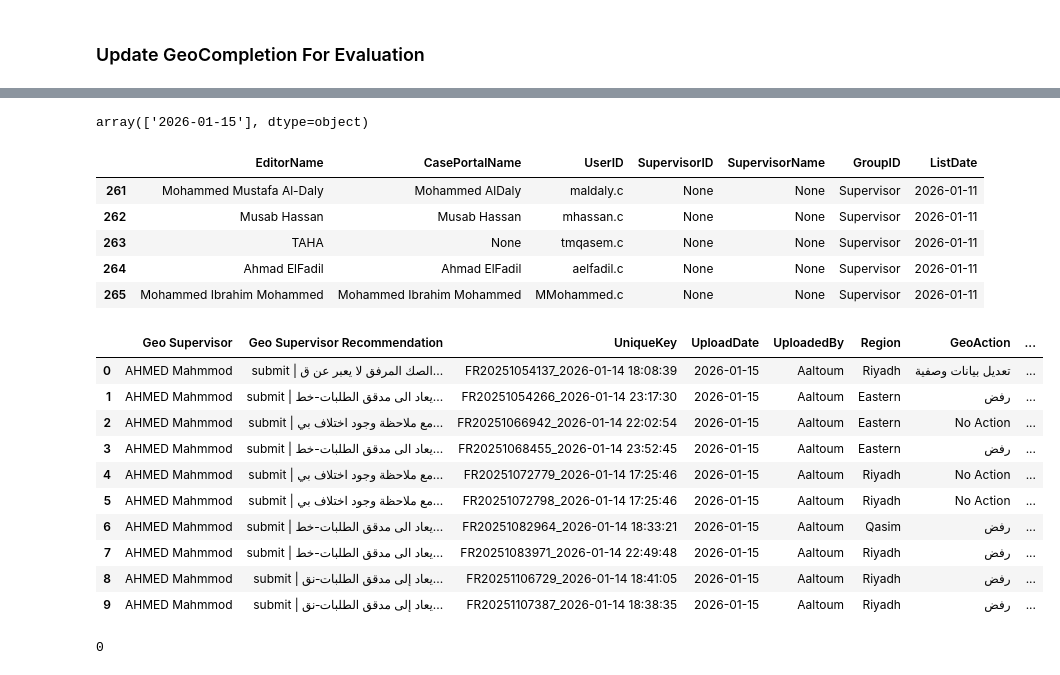
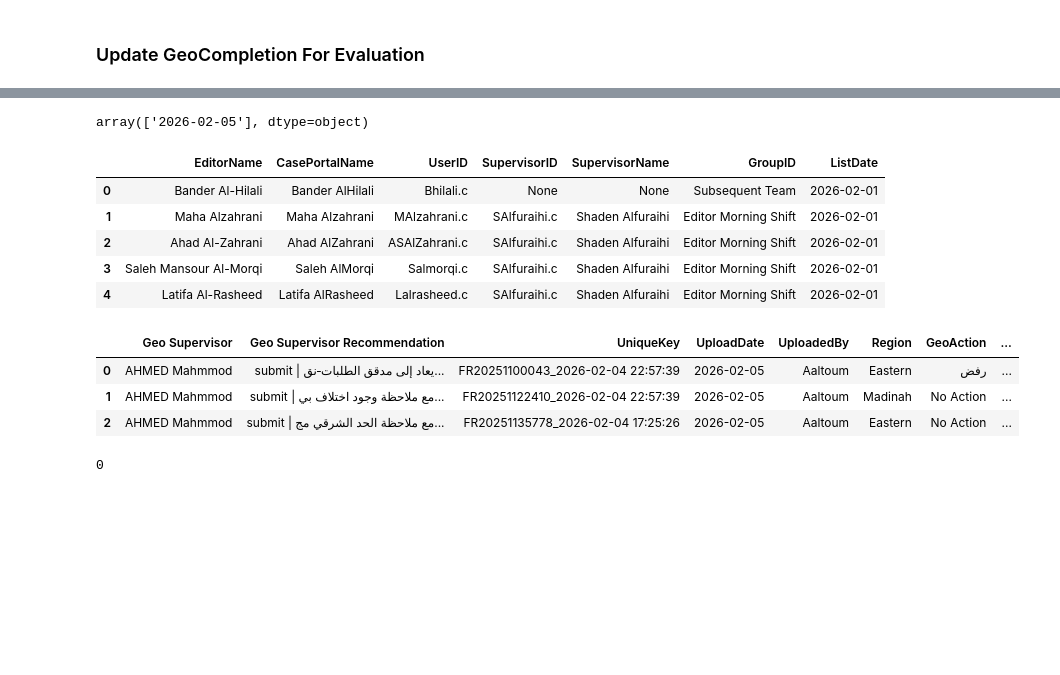
Before and after one commit to AymanSD/Editors-Evaluation, a Jupyter notebook: Evaluation.ipynb, the cells around one changed output, grey strips where cells are left out. Drawn from its saved outputs; the diff is of its cells as text; code cells hidden in the pictures; blank space fills up the shorter version.

```diff
--- a/Evaluation.ipynb
+++ b/Evaluation.ipynb
@@ -15,7 +15,7 @@ regions_dict= {
     'Eastern': ['الدمام', 'الخبر', 'القطيف', 'الاحساء', 'الجبيل','النعيرية', 'ابقيق', 'راس تنوره', 'الخفجي',"حفر الباطن", "القيصومة"],
     'Qasim':['بريدة','رياض الخبراء','عنيزة','الرس','البكيرية','البدائع', 'البطين', 'الخبراء والسحابين', 'عيون الجواء', 'القوارة', 'الشماسية', 'المذنب', 'الاسياح'],
     "Hael":["حائل", 'بقعاء', 'الشنان', 'جبة', 'موقق', 'الشملي', 'الغزالة', 'الحائط', 'سميراء', 'السليمي'],
-    "Tabuk": ['تبوك','الوجه', 'تيماء'],
+    "Tabuk": ['تبوك','الوجه', 'تيماء', 'ضباء'],
     "Jawf": ['دومة الجندل', 'صوير', 'سكاكا', 'القريات', 'طبرجل', 'العيساوية'],
     "Northern Borders": ['رفحاء', 'عرعر', 'طريف']} # 'ضباء', 'حقل', 'الوجه', 'أملج', 'البدع', 'حقل', 'العيص', 'الحمادة',
 
@@ -482,15 +377,16 @@ completed['SLA'] = completed[["Transferred to Geospatial", "GEO S Completion"]].
 # completed[completed.columns[-10:]].head()
 completed["UploadDate"].unique()
 # %% [output]
-array(['2026-01-15'], dtype=object)
+array(['2026-02-05'], dtype=object)
 # %%
 editorlist = pd.read_sql("SELECT * FROM evaluation.\"EditorsList\" ", engine_postgres2)
 editorlist = convert_to_date(editorlist)
-editorlist.tail()
+editorlist = editorlist[["EditorName", "CasePortalName",  "UserID", "SupervisorID", "SupervisorName", "GroupID", "ListDate"]]
+editorlist.head()
 # %% [output]
 |  | EditorName | CasePortalName | UserID | SupervisorID | SupervisorName | GroupID | ListDate |
-| 261 | Mohammed Mustafa Al-Daly | Mohammed AlDaly | maldaly.c | None | None | Supervisor | 2026-01-11 |
-| 262 | Musab Hassan | Musab Hassan | mhassan.c | None | None | Supervisor | 2026-01-11 |
-| 263 | TAHA | None | tmqasem.c | None | None | Supervisor | 2026-01-11 |
-| 264 | Ahmad ElFadil | Ahmad ElFadil | aelfadil.c | None | None | Supervisor | 2026-01-11 |
-| 265 | Mohammed Ibrahim Mohammed | Mohammed Ibrahim Mohammed | MMohammed.c | None | None | Supervisor | 2026-01-11 |
+| 0 | Bander Al-Hilali | Bander AlHilali | Bhilali.c | None | None | Subsequent Team | 2026-02-01 |
+| 1 | Maha Alzahrani | Maha Alzahrani | MAlzahrani.c | SAlfuraihi.c | Shaden Alfuraihi | Editor Morning Shift | 2026-02-01 |
+| 2 | Ahad Al-Zahrani | Ahad AlZahrani | ASAlZahrani.c | SAlfuraihi.c | Shaden Alfuraihi | Editor Morning Shift | 2026-02-01 |
+| 3 | Saleh Mansour Al-Morqi | Saleh AlMorqi | Salmorqi.c | SAlfuraihi.c | Shaden Alfuraihi | Editor Morning Shift | 2026-02-01 |
+| 4 | Latifa Al-Rasheed | Latifa AlRasheed | Lalrasheed.c | SAlfuraihi.c | Shaden Alfuraihi | Editor Morning Shift | 2026-02-01 |
@@ -497,18 +395,11 @@ editorlist.tail()
 # %%
 comp = join_userlist(completed, editorlist)
-comp[comp.columns[-15:]].head(10)
+comp[comp.columns[-15:]].head(3)
 # %% [output]
 |  | Geo Supervisor | Geo Supervisor Recommendation | UniqueKey | UploadDate | UploadedBy | Region | GeoAction | ... |
-| 0 | AHMED Mahmmod | submit | الصك المرفق لا يعبر عن ق... | FR20251054137_2026-01-14 18:08:39 | 2026-01-15 | Aaltoum | Riyadh | تعديل بيانات وصفية | ... |
-| 1 | AHMED Mahmmod | submit | يعاد الى مدقق الطلبات-خط... | FR20251054266_2026-01-14 23:17:30 | 2026-01-15 | Aaltoum | Eastern | رفض | ... |
-| 2 | AHMED Mahmmod | submit | مع ملاحظة وجود اختلاف بي... | FR20251066942_2026-01-14 22:02:54 | 2026-01-15 | Aaltoum | Eastern | No Action | ... |
-| 3 | AHMED Mahmmod | submit | يعاد الى مدقق الطلبات-خط... | FR20251068455_2026-01-14 23:52:45 | 2026-01-15 | Aaltoum | Eastern | رفض | ... |
-| 4 | AHMED Mahmmod | submit | مع ملاحظة وجود اختلاف بي... | FR20251072779_2026-01-14 17:25:46 | 2026-01-15 | Aaltoum | Riyadh | No Action | ... |
-| 5 | AHMED Mahmmod | submit | مع ملاحظة وجود اختلاف بي... | FR20251072798_2026-01-14 17:25:46 | 2026-01-15 | Aaltoum | Riyadh | No Action | ... |
-| 6 | AHMED Mahmmod | submit | يعاد الى مدقق الطلبات-خط... | FR20251082964_2026-01-14 18:33:21 | 2026-01-15 | Aaltoum | Qasim | رفض | ... |
-| 7 | AHMED Mahmmod | submit | يعاد الى مدقق الطلبات-خط... | FR20251083971_2026-01-14 22:49:48 | 2026-01-15 | Aaltoum | Riyadh | رفض | ... |
-| 8 | AHMED Mahmmod | submit | يعاد إلى مدقق الطلبات‑نق... | FR20251106729_2026-01-14 18:41:05 | 2026-01-15 | Aaltoum | Riyadh | رفض | ... |
-| 9 | AHMED Mahmmod | submit | يعاد إلى مدقق الطلبات‑نق... | FR20251107387_2026-01-14 18:38:35 | 2026-01-15 | Aaltoum | Riyadh | رفض | ... |
+| 0 | AHMED Mahmmod | submit | يعاد إلى مدقق الطلبات‑نق... | FR20251100043_2026-02-04 22:57:39 | 2026-02-05 | Aaltoum | Eastern | رفض | ... |
+| 1 | AHMED Mahmmod | submit | مع ملاحظة وجود اختلاف بي... | FR20251122410_2026-02-04 22:57:39 | 2026-02-05 | Aaltoum | Madinah | No Action | ... |
+| 2 | AHMED Mahmmod | submit | مع ملاحظة الحد الشرقي مج... | FR20251135778_2026-02-04 17:25:26 | 2026-02-05 | Aaltoum | Eastern | No Action | ... |
 # %%
 print(len(comp[comp["Region"].isna()]))
 # %% [output]
```
Also changed, not shown: parts of 60 cells of this notebook, 5 other files.
